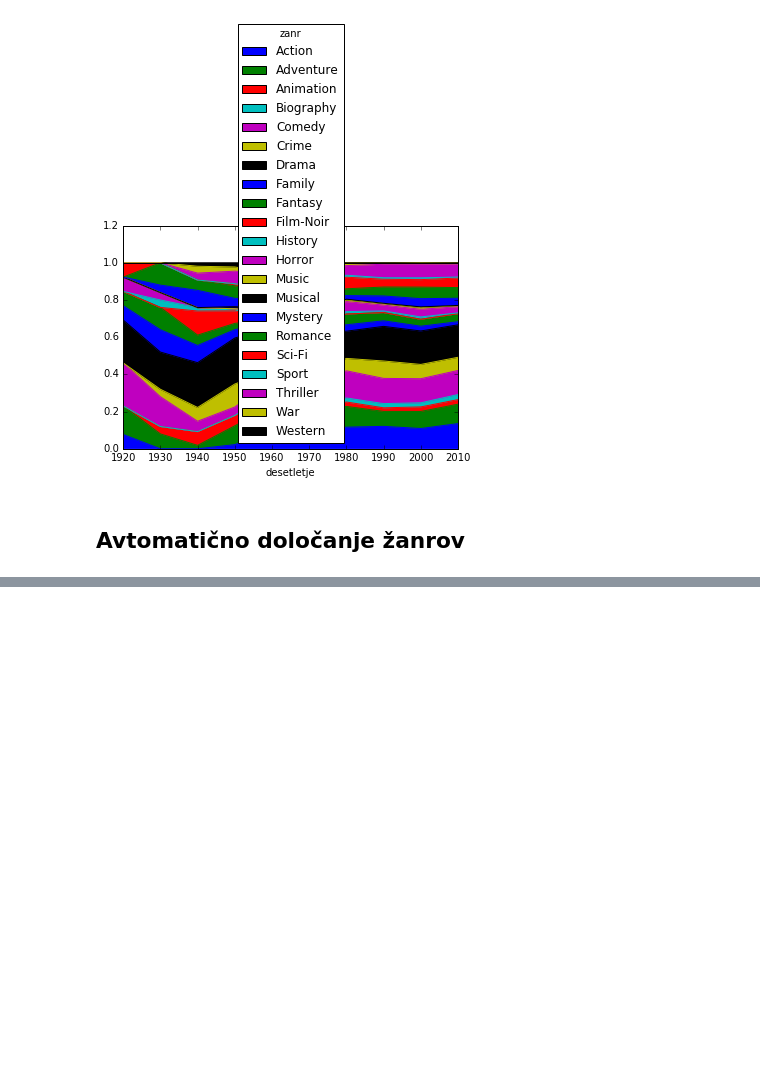
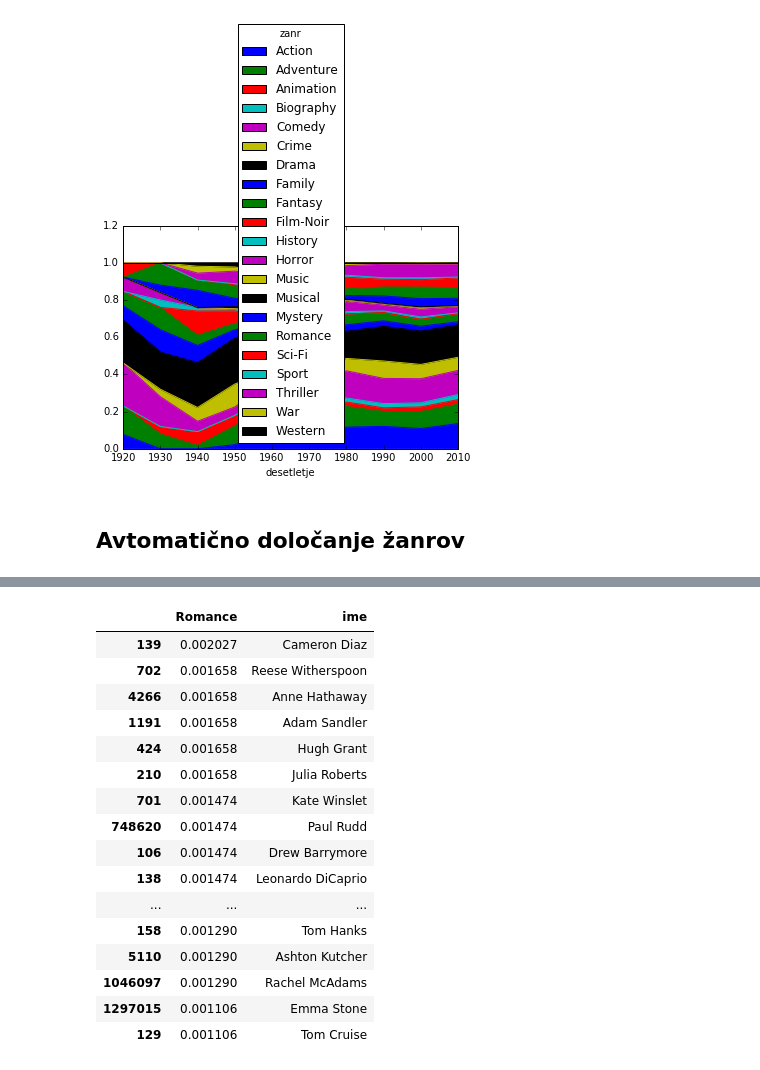
Before and after one commit to matijapretnar/programiranje-1, a Jupyter notebook: ap-projekt/Filmski žanri.ipynb, the cells around one changed output, grey strips where cells are left out. Cells and saved outputs as stored; diff of their text form; code cells hidden in the pictures; blank space fills up the shorter version.

```diff
--- a/ap-projekt/Filmski žanri.ipynb
+++ b/ap-projekt/Filmski žanri.ipynb
@@ -100,0 +184,23 @@ verjetnost_igralcev_pri_zanru = verjetnosti_po_zanrih(igralci)
+# %%
+pd.concat(
+    (verjetnost_igralcev_pri_zanru.Romance, osebe.ime.sort_index()),
+    axis=1
+).sort_values('Romance', ascending=False).head(20)
+# %% [output]
+|  | Romance | ime |
+| 139 | 0.002027 | Cameron Diaz |
+| 702 | 0.001658 | Reese Witherspoon |
+| 4266 | 0.001658 | Anne Hathaway |
+| 1191 | 0.001658 | Adam Sandler |
+| 424 | 0.001658 | Hugh Grant |
+| 210 | 0.001658 | Julia Roberts |
+| 701 | 0.001474 | Kate Winslet |
+| 748620 | 0.001474 | Paul Rudd |
+| 106 | 0.001474 | Drew Barrymore |
+| 138 | 0.001474 | Leonardo DiCaprio |
+| ... | ... | ... |
+| 158 | 0.001290 | Tom Hanks |
+| 5110 | 0.001290 | Ashton Kutcher |
+| 1046097 | 0.001290 | Rachel McAdams |
+| 1297015 | 0.001106 | Emma Stone |
+| 129 | 0.001106 | Tom Cruise |
```
Also changed, not shown: parts of 9 cells of this notebook, 1 other file.
